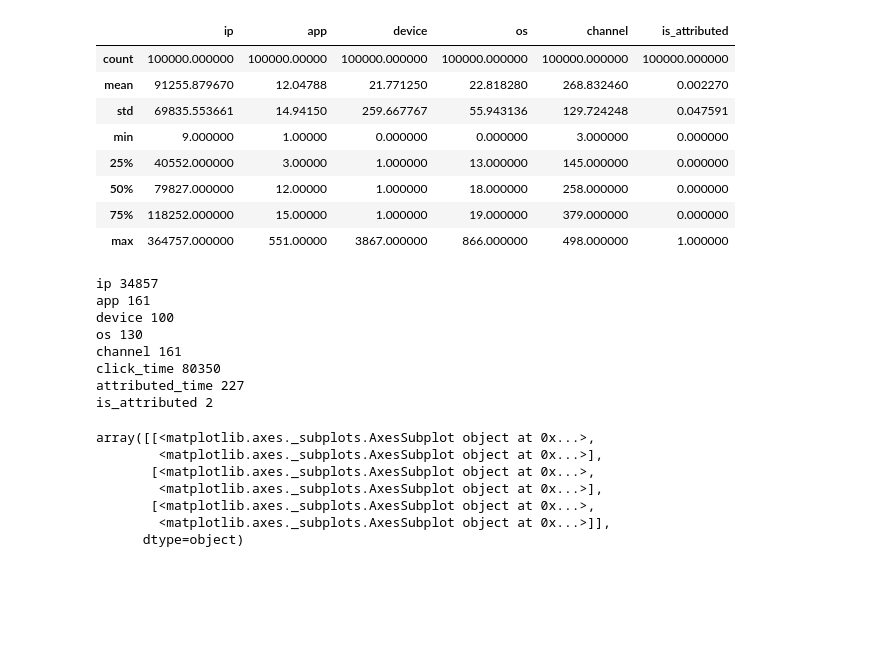
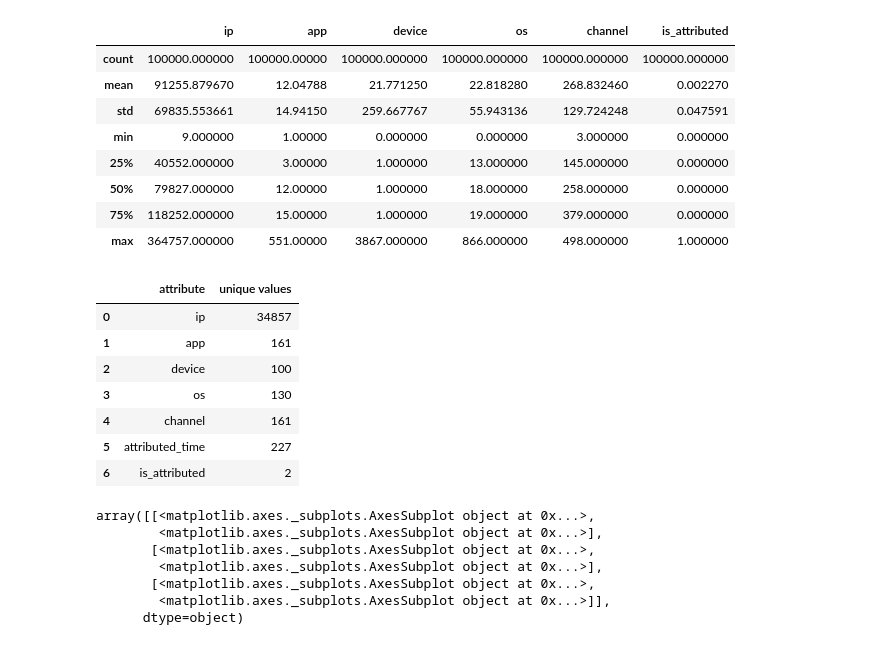
Before and after one commit to dkomlen/kaggle, a Jupyter notebook: talkingdata-adtracking-fraud-detection/fraud-detection.ipynb, the cells around one changed output. Cells and saved outputs as stored; diff of their text form; code cells hidden in the pictures; blank space fills up the shorter version.

```diff
--- a/talkingdata-adtracking-fraud-detection/fraud-detection.ipynb
+++ b/talkingdata-adtracking-fraud-detection/fraud-detection.ipynb
@@ -59,18 +59,18 @@ dataset_train.describe()
 | 50% | 79827.000000 | 12.00000 | 1.000000 | 18.000000 | 258.000000 | 0.000000 |
 | 75% | 118252.000000 | 15.00000 | 1.000000 | 19.000000 | 379.000000 | 0.000000 |
 | max | 364757.000000 | 551.00000 | 3867.000000 | 866.000000 | 498.000000 | 1.000000 |
-# %%
-for col in dataset_train:
-    print(col, dataset_train[col].nunique())
-# %% [output]
-ip 34857
-app 161
-device 100
-os 130
-channel 161
-click_time 80350
-attributed_time 227
-is_attributed 2
+# %%
+ser = dataset_train.nunique()
+pd.DataFrame({'attribute':ser.index, 'unique values':ser.values})
+# %% [output]
+|  | attribute | unique values |
+| 0 | ip | 34857 |
+| 1 | app | 161 |
+| 2 | device | 100 |
+| 3 | os | 130 |
+| 4 | channel | 161 |
+| 5 | attributed_time | 227 |
+| 6 | is_attributed | 2 |
 # %%
 dataset_train.hist(bins=20, figsize=(10,10))
 # %% [output]
```
Also changed, not shown: parts of 3 cells of this notebook, 1 other file.
